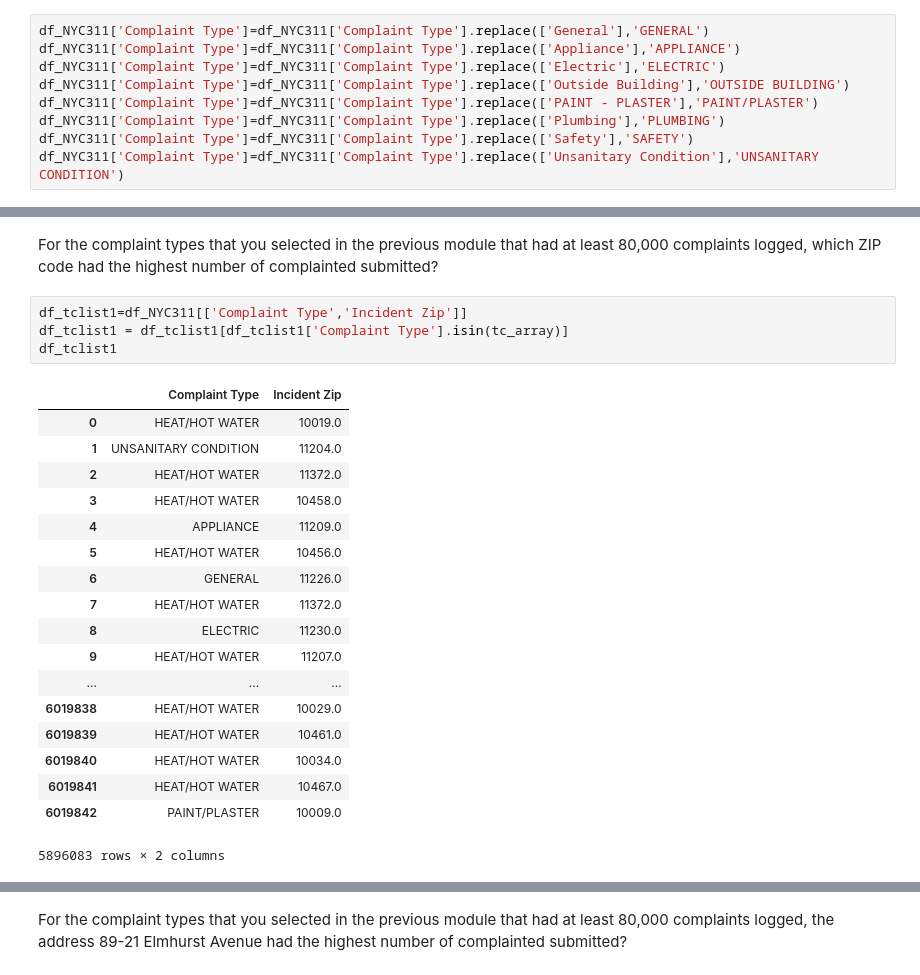
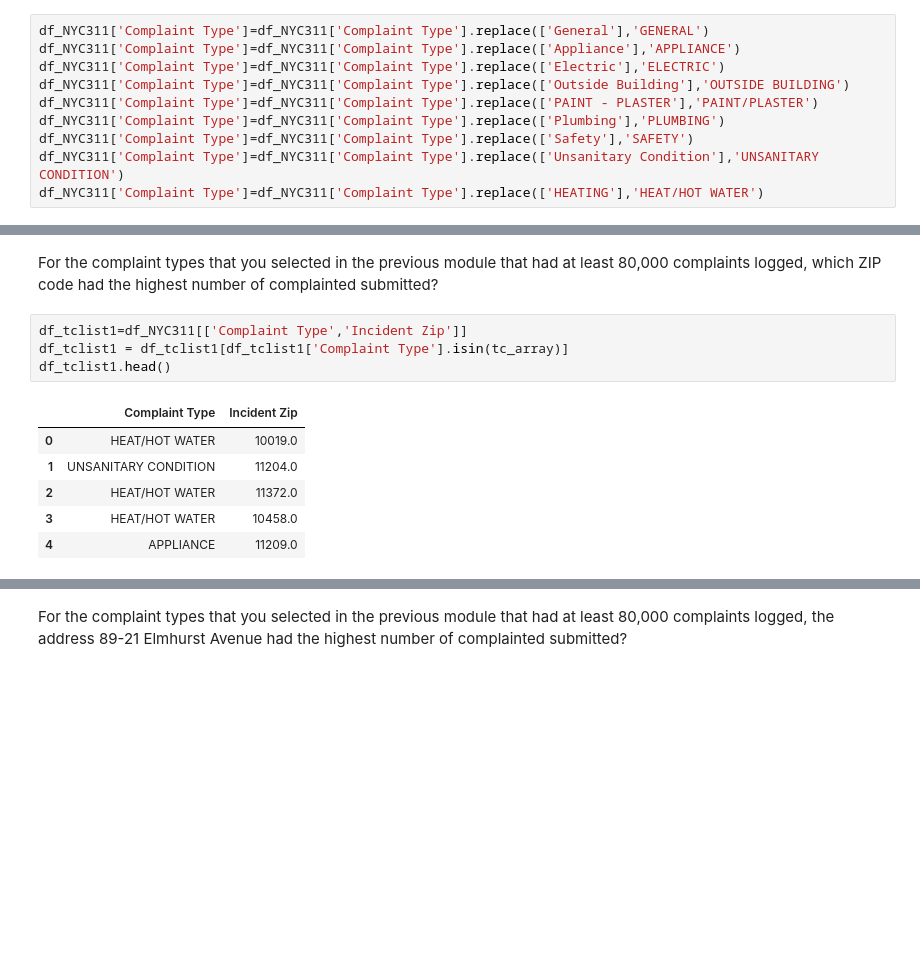
Before and after one commit to yaulin/ibm_ds_capstone, a Jupyter notebook: notebook1.ipynb, the cells around one changed output, grey strips where cells are left out. Cells and saved outputs as stored; diff of their text form; blank space fills up the shorter version.

```diff
--- a/notebook1.ipynb
+++ b/notebook1.ipynb
@@ -329,6 +329,7 @@ df_NYC311['Complaint Type']=df_NYC311['Complaint Type'].replace(['PAINT - PLASTE
 df_NYC311['Complaint Type']=df_NYC311['Complaint Type'].replace(['Plumbing'],'PLUMBING')
 df_NYC311['Complaint Type']=df_NYC311['Complaint Type'].replace(['Safety'],'SAFETY')
 df_NYC311['Complaint Type']=df_NYC311['Complaint Type'].replace(['Unsanitary Condition'],'UNSANITARY CONDITION')
+df_NYC311['Complaint Type']=df_NYC311['Complaint Type'].replace(['HEATING'],'HEAT/HOT WATER')
 # %% [markdown]
 Using 80,000 as a threshold, what complaint type(s) do you recommend the Department of Housing Preservation and Development of New York City address first? Select all that apply.
 # %%
@@ -488,26 +445,14 @@ For the complaint types that you selected in the previous module that had at lea
 # %%
 df_tclist1=df_NYC311[['Complaint Type','Incident Zip']]
 df_tclist1 = df_tclist1[df_tclist1['Complaint Type'].isin(tc_array)]
-df_tclist1
+df_tclist1.head()
 # %% [output]
 |  | Complaint Type | Incident Zip |
 | 0 | HEAT/HOT WATER | 10019.0 |
 | 1 | UNSANITARY CONDITION | 11204.0 |
 | 2 | HEAT/HOT WATER | 11372.0 |
 | 3 | HEAT/HOT WATER | 10458.0 |
 | 4 | APPLIANCE | 11209.0 |
-| 5 | HEAT/HOT WATER | 10456.0 |
-| 6 | GENERAL | 11226.0 |
-| 7 | HEAT/HOT WATER | 11372.0 |
-| 8 | ELECTRIC | 11230.0 |
-| 9 | HEAT/HOT WATER | 11207.0 |
-| ... | ... | ... |
-| 6019838 | HEAT/HOT WATER | 10029.0 |
-| 6019839 | HEAT/HOT WATER | 10461.0 |
-| 6019840 | HEAT/HOT WATER | 10034.0 |
-| 6019841 | HEAT/HOT WATER | 10467.0 |
-| 6019842 | PAINT/PLASTER | 10009.0 |
-5896083 rows × 2 columns
 # %%
 grouped2 = df_tclist1.groupby(by='Incident Zip').count()
 grouped2.rename(columns={'Complaint Type':'Number of Complaints'}, inplace=True)
```
Also changed, not shown: parts of 61 cells of this notebook.
